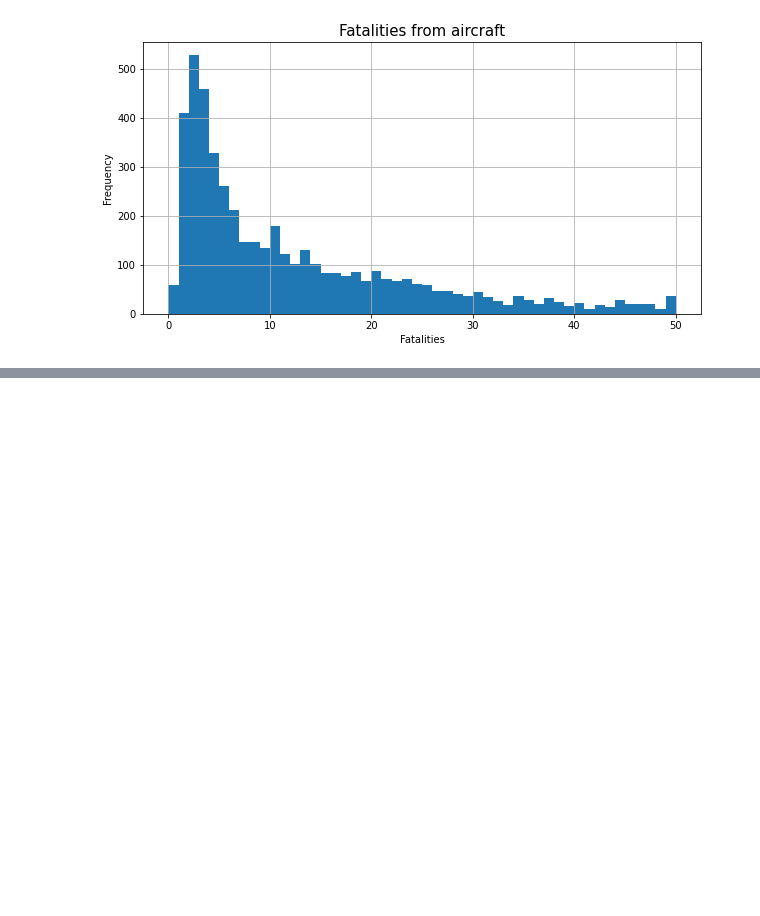
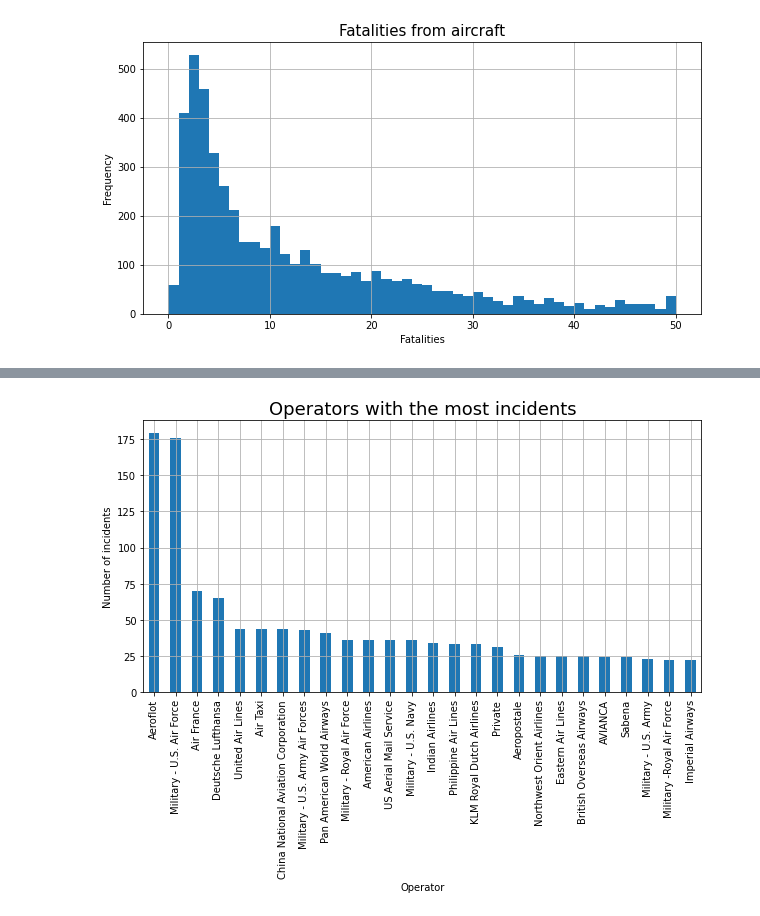
Before and after one commit to unyxium/data_project, a Jupyter notebook: aircraft_crashes.ipynb, the cells around one changed output, grey strips where cells are left out. Cells and saved outputs as stored; diff of their text form; code cells hidden in the pictures; blank space fills up the shorter version.

```diff
--- a/aircraft_crashes.ipynb
+++ b/aircraft_crashes.ipynb
@@ -82,0 +98,10 @@ aircraft_crashes.ground_fatalities[aircraft_crashes.ground_fatalities > 0].hist(
+# %%
+operator = aircraft_crashes['operator'].value_counts()
+operator[operator >= 20].plot(kind='bar')
+plt.title("Operators with the most incidents", fontsize=18)
+plt.xlabel('Operator', fontsize=10)
+plt.ylabel('Number of incidents', fontsize=10)
+plt.grid(True)
+plt.show()
+# %% [output]
+[figure, added]
```
Also changed, not shown: parts of 6 cells of this notebook.
